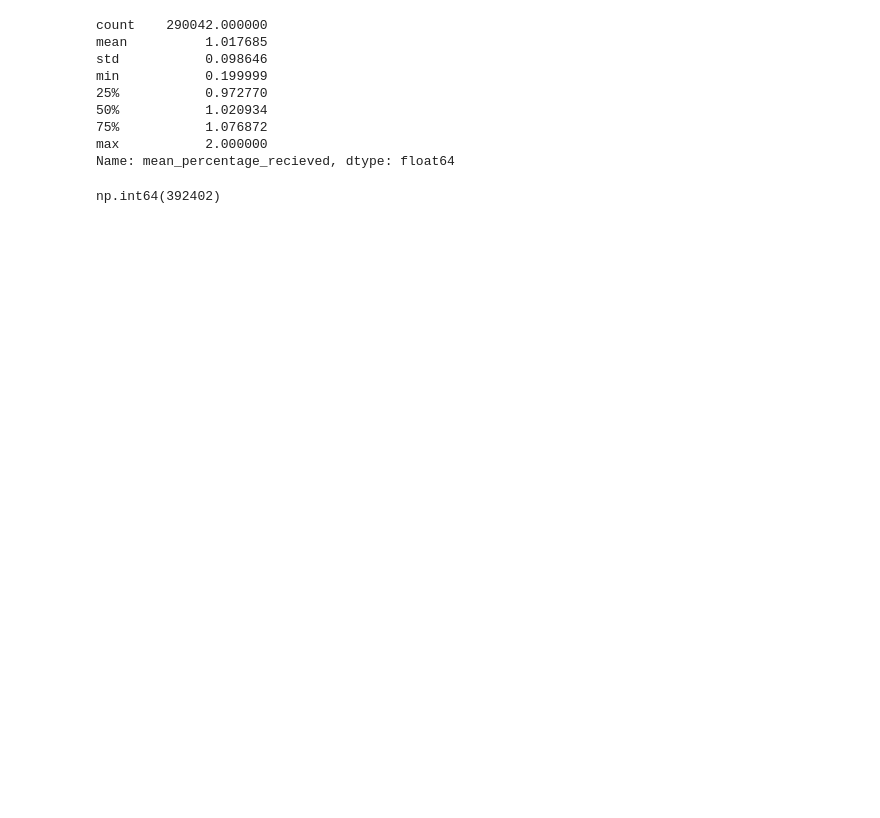
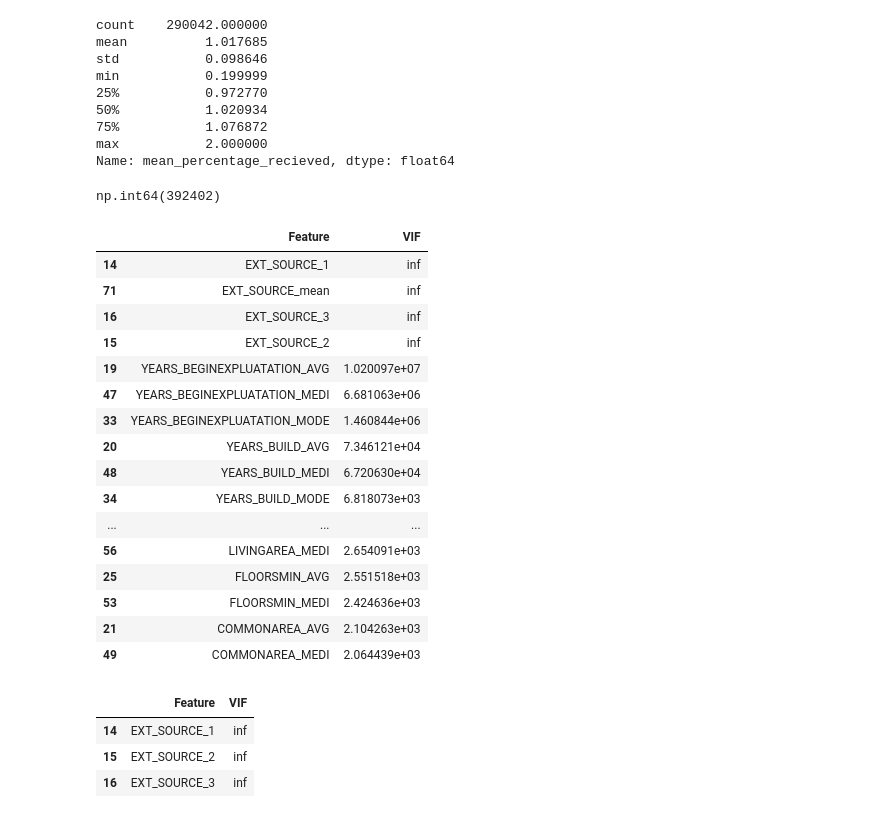
Before and after one commit to SirHelpMePlease/Home-Credit-Default-Risk-Kaggle, a Jupyter notebook: 02_feature_engineering.ipynb, the cells around one changed output. Cells and saved outputs as stored; diff of their text form; code cells hidden in the pictures; blank space fills up the shorter version.

```diff
--- a/02_feature_engineering.ipynb
+++ b/02_feature_engineering.ipynb
@@ -682,3 +698,40 @@ Name: mean_percentage_recieved, dtype: float64
 np.int64(392402)
 # %%
 createshit()
+# %%
+num_cols = application_train.select_dtypes(include='number').drop(columns='TARGET').columns.tolist()
+
+# NaN Werte droppen für VIF Berechnung
+X_vif = application_train[num_cols].dropna()
+
+vif_data = pd.DataFrame({
+    'Feature': num_cols,
+    'VIF': [variance_inflation_factor(X_vif.values, i) for i in range(len(num_cols))]
+})
+# %%
+vif_data.sort_values('VIF', ascending=False).head(20)
+# %% [output]
+|  | Feature | VIF |
+| 14 | EXT_SOURCE_1 | inf |
+| 71 | EXT_SOURCE_mean | inf |
+| 16 | EXT_SOURCE_3 | inf |
+| 15 | EXT_SOURCE_2 | inf |
+| 19 | YEARS_BEGINEXPLUATATION_AVG | 1.020097e+07 |
+| 47 | YEARS_BEGINEXPLUATATION_MEDI | 6.681063e+06 |
+| 33 | YEARS_BEGINEXPLUATATION_MODE | 1.460844e+06 |
+| 20 | YEARS_BUILD_AVG | 7.346121e+04 |
+| 48 | YEARS_BUILD_MEDI | 6.720630e+04 |
+| 34 | YEARS_BUILD_MODE | 6.818073e+03 |
+| ... | ... | ... |
+| 56 | LIVINGAREA_MEDI | 2.654091e+03 |
+| 25 | FLOORSMIN_AVG | 2.551518e+03 |
+| 53 | FLOORSMIN_MEDI | 2.424636e+03 |
+| 21 | COMMONAREA_AVG | 2.104263e+03 |
+| 49 | COMMONAREA_MEDI | 2.064439e+03 |
+# %%
+vif_data.loc[vif_data['Feature'].isin(["EXT_SOURCE_1", "EXT_SOURCE_2", "EXT_SOURCE_3"])]
+# %% [output]
+|  | Feature | VIF |
+| 14 | EXT_SOURCE_1 | inf |
+| 15 | EXT_SOURCE_2 | inf |
+| 16 | EXT_SOURCE_3 | inf |
```
Also changed, not shown: parts of 9 cells of this notebook, 1 other file.
